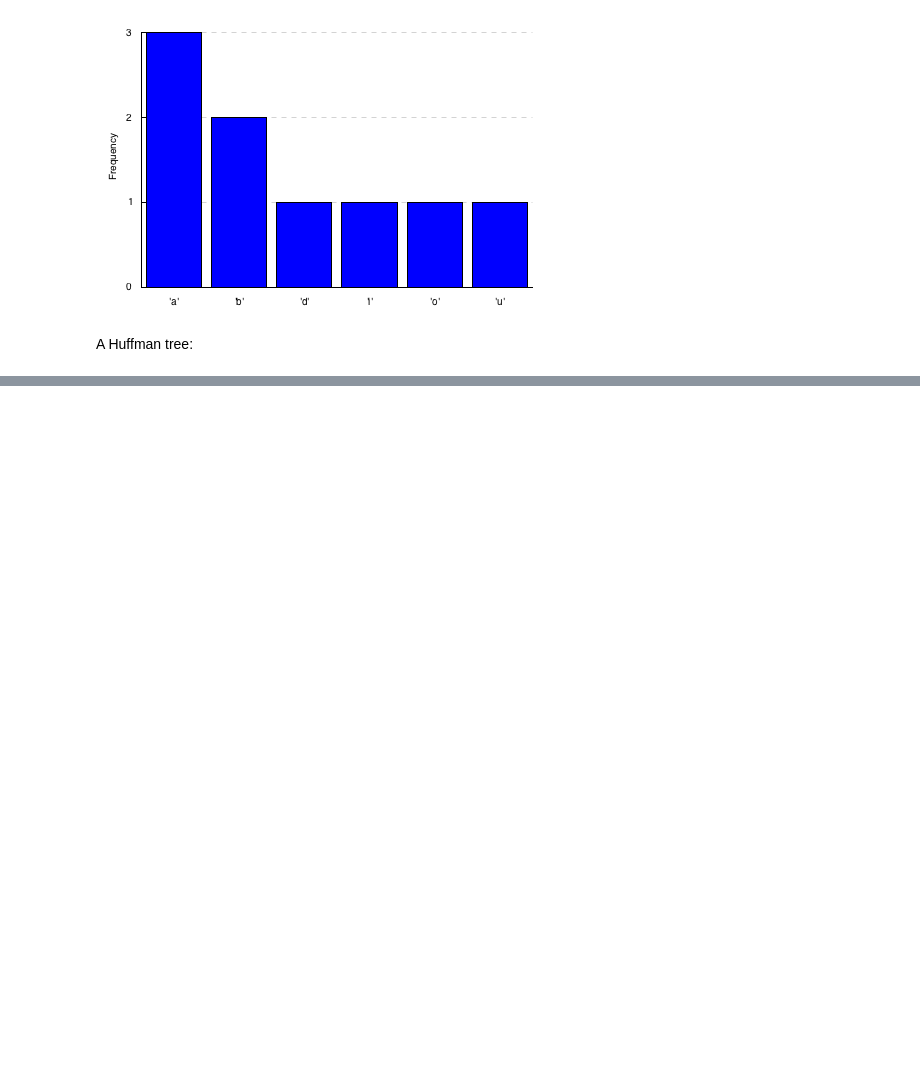
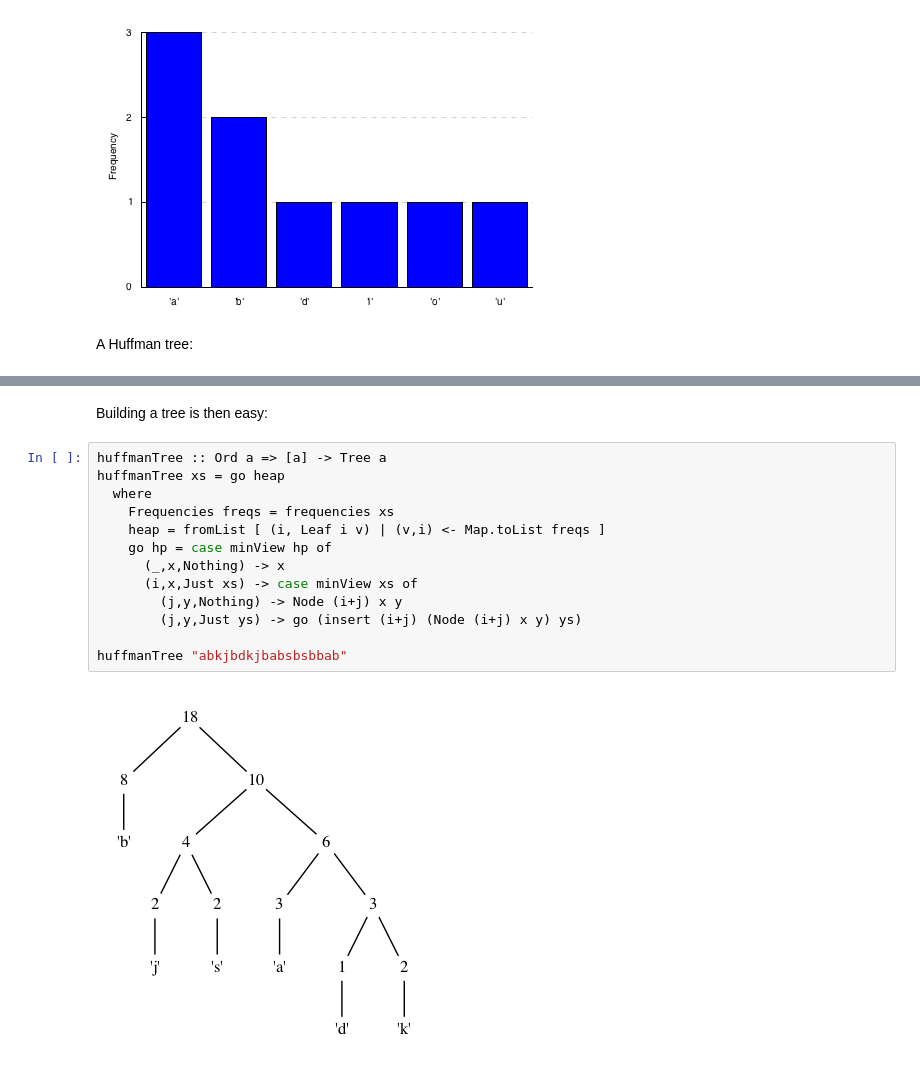
Before and after one commit to oisdk/IHaskell, a Jupyter notebook: notebooks/Privacy.ipynb, the cells around one changed output, grey strips where cells are left out. Cells and saved outputs as stored; diff of their text form; blank space fills up the shorter version.

```diff
--- a/notebooks/Privacy.ipynb
+++ b/notebooks/Privacy.ipynb
@@ -104,0 +142,17 @@ data Tree a
+# %% [markdown]
+Building a tree is then easy:
+# %%
+huffmanTree :: Ord a => [a] -> Tree a
+huffmanTree xs = go heap
+  where
+    Frequencies freqs = frequencies xs
+    heap = fromList [ (i, Leaf i v) | (v,i) <- Map.toList freqs ]
+    go hp = case minView hp of
+      (_,x,Nothing) -> x
+      (i,x,Just xs) -> case minView xs of
+        (j,y,Nothing) -> Node (i+j) x y
+        (j,y,Just ys) -> go (insert (i+j) (Node (i+j) x y) ys)
+
+huffmanTree "abkjbdkjbabsbsbbab"
+# %% [output]
+[figure, added]
```
Also changed, not shown: parts of 5 cells of this notebook.
